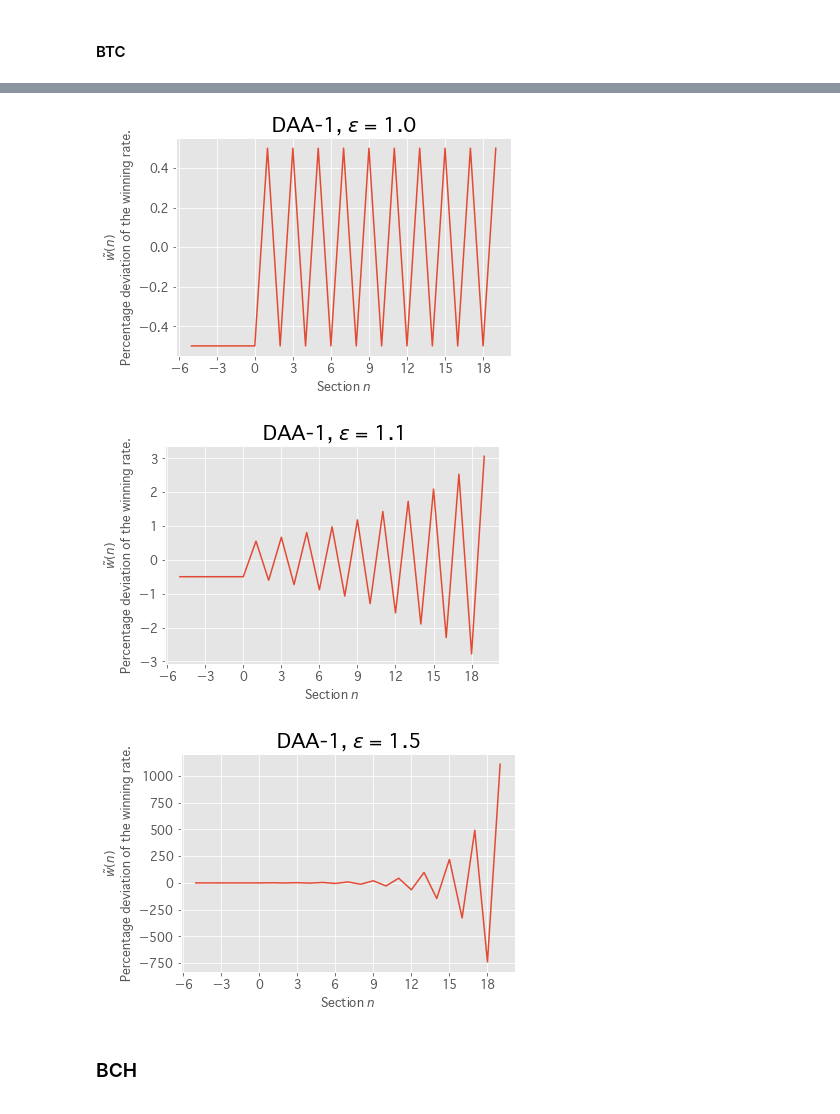
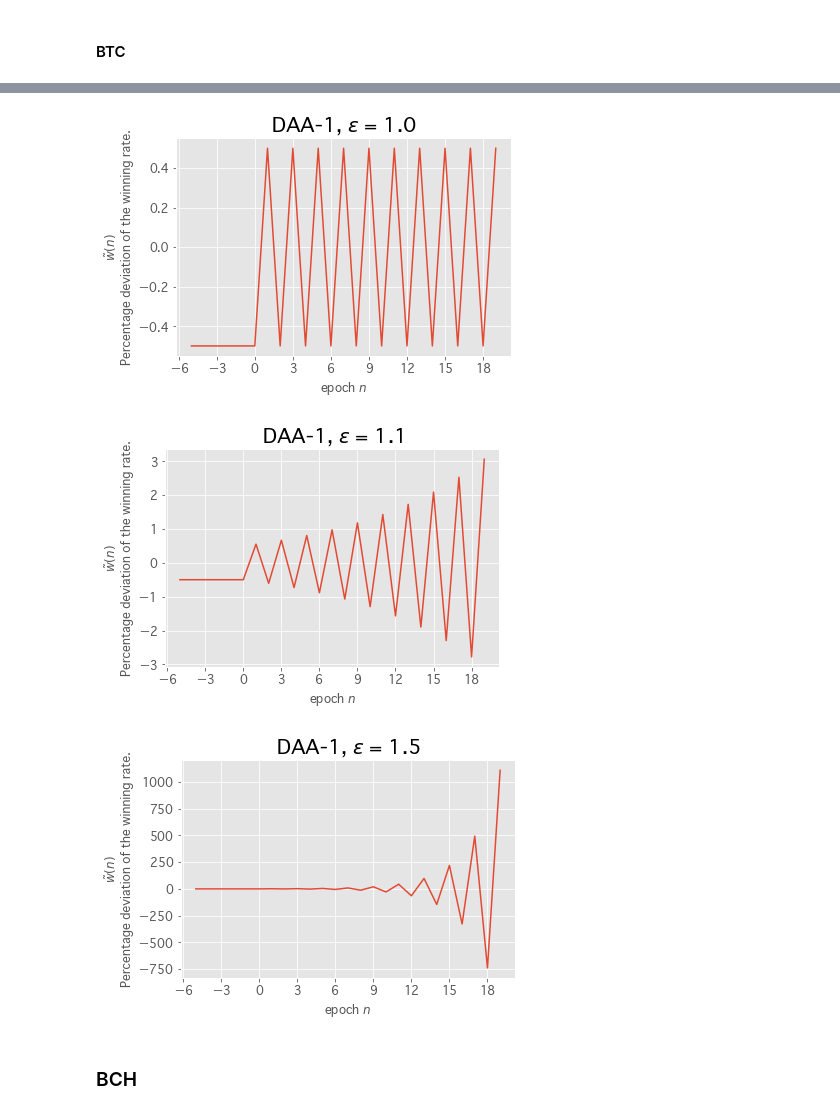
Before and after one commit to okuchap/DAA_Lucas, a Jupyter notebook: notebook/impulse_response.ipynb, the cells around one changed output, grey strips where cells are left out. Drawn from its saved outputs; the diff is of its cells as text; code cells hidden in the pictures.

```diff
--- a/notebook/impulse_response.ipynb
+++ b/notebook/impulse_response.ipynb
@@ -85,7 +88,7 @@ for elasticity in elasticities:
     x = np.arange(-length_zero, length)
     plt.plot(x, sim.BTC_win_rates)
     plt.title('DAA-1, $\epsilon$ = {}'.format(elasticity))
-    plt.xlabel(r'Section $n$', fontsize=12)
+    plt.xlabel(r'epoch $n$', fontsize=12)
     plt.ylabel(r'$\tilde{w}(n)$''\nPercentage deviation of the winning rate.', fontsize=12)
     # integer scale
     plt.gca().xaxis.set_major_locator(MaxNLocator(integer=True))
@@ -97,6 +100,6 @@ for elasticity in elasticities:
-[figure, old version]
+[figure, new version]
-[figure, old version]
+[figure, new version]
-[figure, old version]
+[figure, new version]
 # %% [markdown]
 ### BCH
 # %%
```
Also changed, not shown: parts of 2 cells of this notebook.
